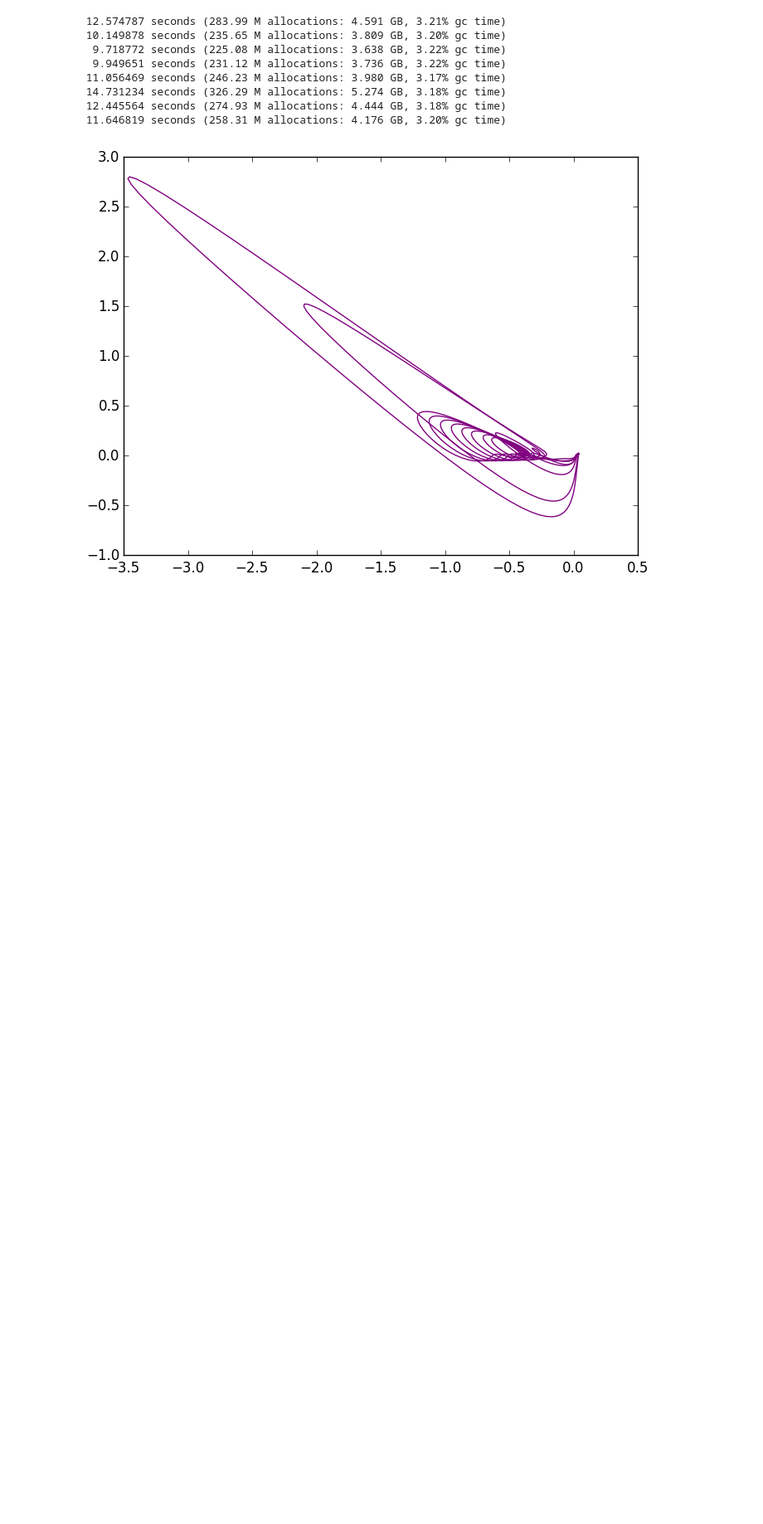
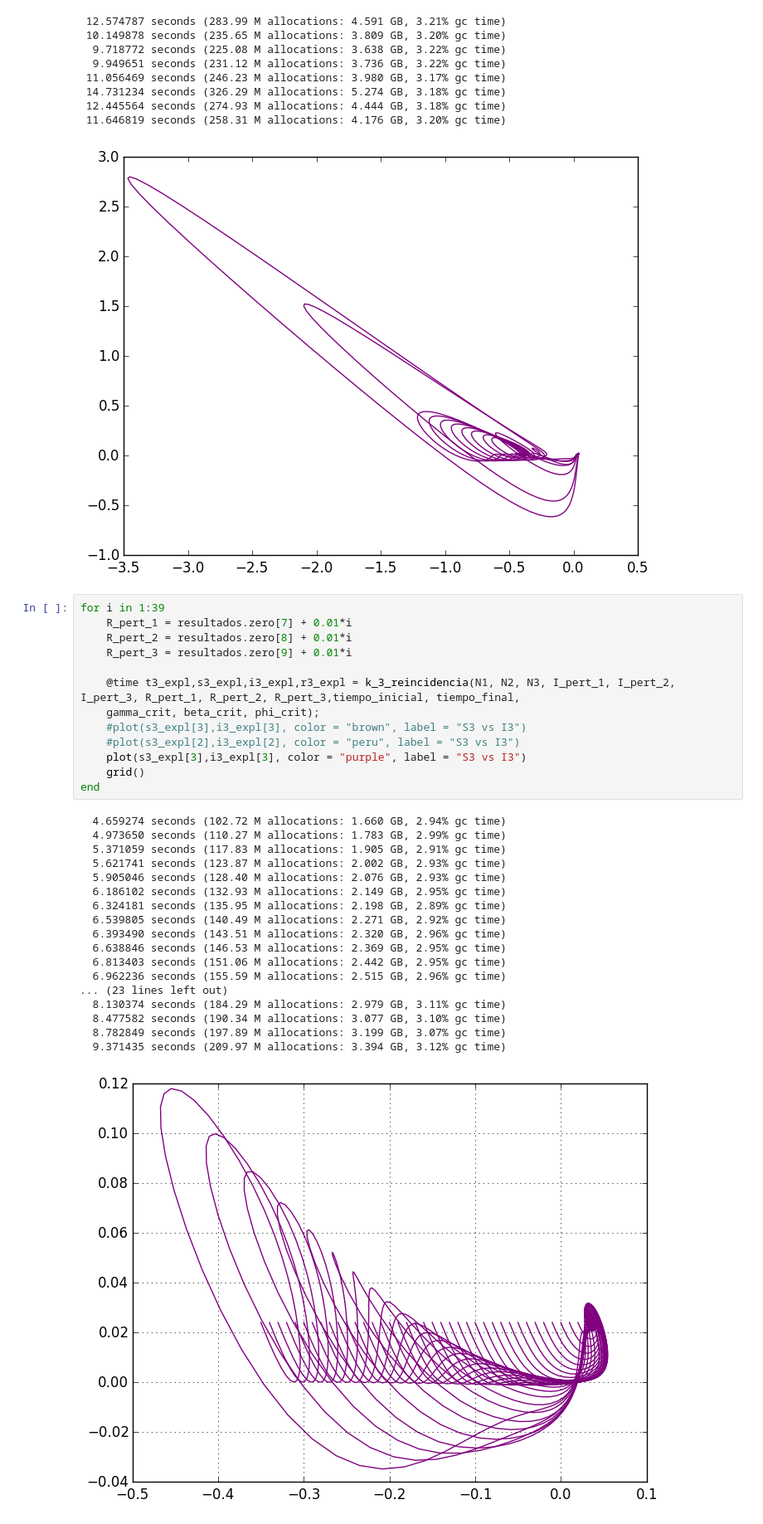
Before and after one commit to lbenet/2016-2_TSFisicaComputacional, a Jupyter notebook: tareas/yvestruz/Kermack_McKendrick_presentación.ipynb, the cells around one changed output. Shown at 83% size. Cells and saved outputs as stored; diff of their text form; blank space fills up the shorter version.

```diff
--- a/tareas/yvestruz/Kermack_McKendrick_presentación.ipynb
+++ b/tareas/yvestruz/Kermack_McKendrick_presentación.ipynb
@@ -619,3 +619,36 @@ end
  12.445564 seconds (274.93 M allocations: 4.444 GB, 3.18% gc time)
  11.646819 seconds (258.31 M allocations: 4.176 GB, 3.20% gc time)
 [figure]
+# %%
+for i in 1:39
+    R_pert_1 = resultados.zero[7] + 0.01*i
+    R_pert_2 = resultados.zero[8] + 0.01*i
+    R_pert_3 = resultados.zero[9] + 0.01*i
+
+    @time t3_expl,s3_expl,i3_expl,r3_expl = k_3_reincidencia(N1, N2, N3, I_pert_1, I_pert_2,
+I_pert_3, R_pert_1, R_pert_2, R_pert_3,tiempo_inicial, tiempo_final,
+    gamma_crit, beta_crit, phi_crit);
+    #plot(s3_expl[3],i3_expl[3], color = "brown", label = "S3 vs I3")
+    #plot(s3_expl[2],i3_expl[2], color = "peru", label = "S3 vs I3")
+    plot(s3_expl[3],i3_expl[3], color = "purple", label = "S3 vs I3")
+    grid()
+end
+# %% [output]
+  4.659274 seconds (102.72 M allocations: 1.660 GB, 2.94% gc time)
+  4.973650 seconds (110.27 M allocations: 1.783 GB, 2.99% gc time)
+  5.371059 seconds (117.83 M allocations: 1.905 GB, 2.91% gc time)
+  5.621741 seconds (123.87 M allocations: 2.002 GB, 2.93% gc time)
+  5.905046 seconds (128.40 M allocations: 2.076 GB, 2.93% gc time)
+  6.186102 seconds (132.93 M allocations: 2.149 GB, 2.95% gc time)
+  6.324181 seconds (135.95 M allocations: 2.198 GB, 2.89% gc time)
+  6.539805 seconds (140.49 M allocations: 2.271 GB, 2.92% gc time)
+  6.393490 seconds (143.51 M allocations: 2.320 GB, 2.96% gc time)
+  6.638846 seconds (146.53 M allocations: 2.369 GB, 2.95% gc time)
+  6.813403 seconds (151.06 M allocations: 2.442 GB, 2.95% gc time)
+  6.962236 seconds (155.59 M allocations: 2.515 GB, 2.96% gc time)
+... (23 lines left out)
+  8.130374 seconds (184.29 M allocations: 2.979 GB, 3.11% gc time)
+  8.477582 seconds (190.34 M allocations: 3.077 GB, 3.10% gc time)
+  8.782849 seconds (197.89 M allocations: 3.199 GB, 3.07% gc time)
+  9.371435 seconds (209.97 M allocations: 3.394 GB, 3.12% gc time)
+[figure, added]
```
Also changed, not shown: parts of 7 cells of this notebook.
